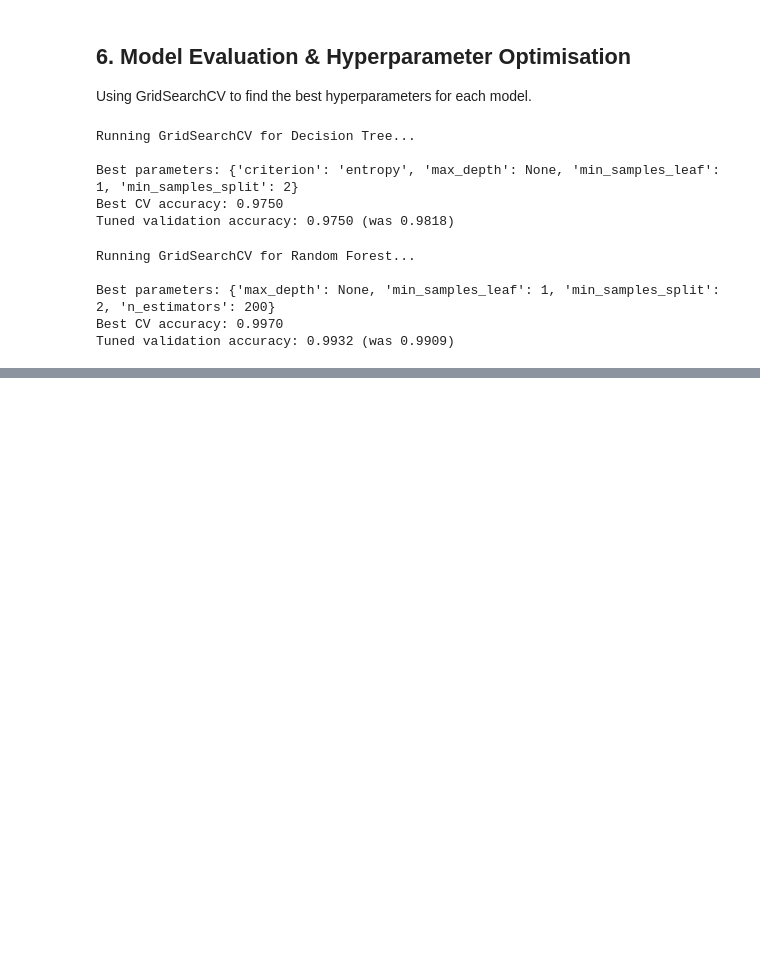
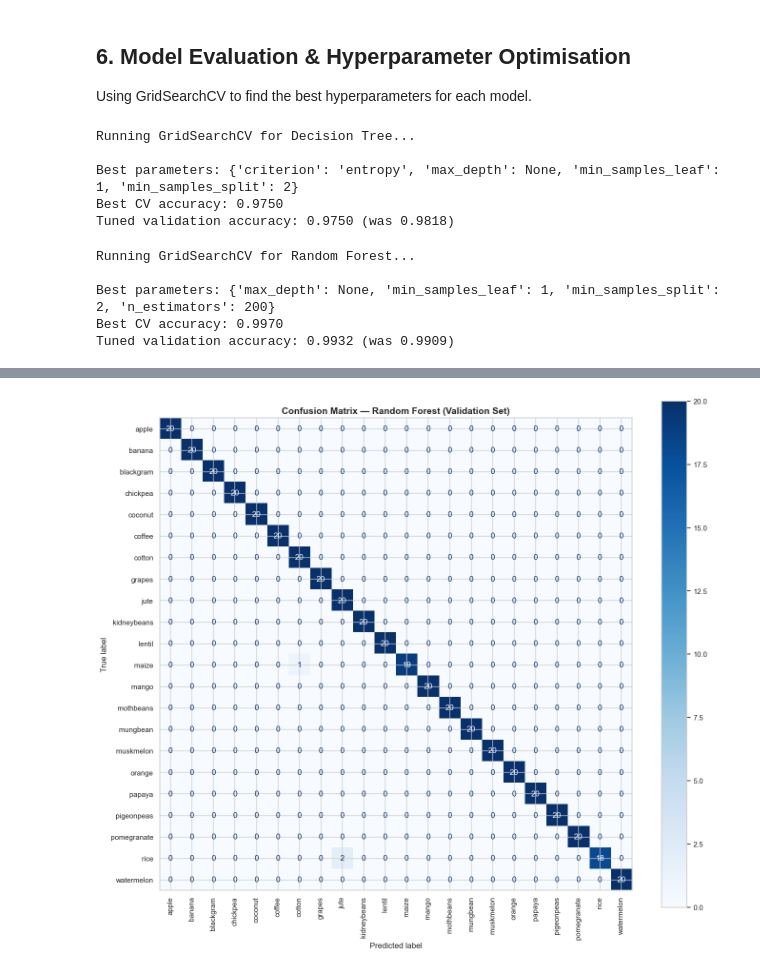
Before and after one commit to roshanashraf09/crop_recommendation_big_data_project, a Jupyter notebook: crop_recommendation.ipynb, the cells around one changed output, grey strips where cells are left out. Cells and saved outputs as stored; diff of their text form; code cells hidden in the pictures; blank space fills up the shorter version.

```diff
--- a/crop_recommendation.ipynb
+++ b/crop_recommendation.ipynb
@@ -523,0 +603,14 @@ Tuned validation accuracy: 0.9932 (was 0.9909)
+# %%
+from sklearn.metrics import confusion_matrix, ConfusionMatrixDisplay
+
+y_val_pred_best = best_model.predict(X_val_scaled)
+
+fig, ax = plt.subplots(figsize=(14, 12))
+cm = confusion_matrix(y_val, y_val_pred_best)
+disp = ConfusionMatrixDisplay(confusion_matrix=cm, display_labels=le.classes_)
+disp.plot(ax=ax, cmap='Blues', values_format='d', xticks_rotation=90)
+ax.set_title(f'Confusion Matrix — {best_model_name} (Validation Set)', fontsize=14, fontweight='bold')
+plt.tight_layout()
+plt.show()
+# %% [output]
+[figure, added]
```
Also changed, not shown: parts of 4 cells of this notebook.
